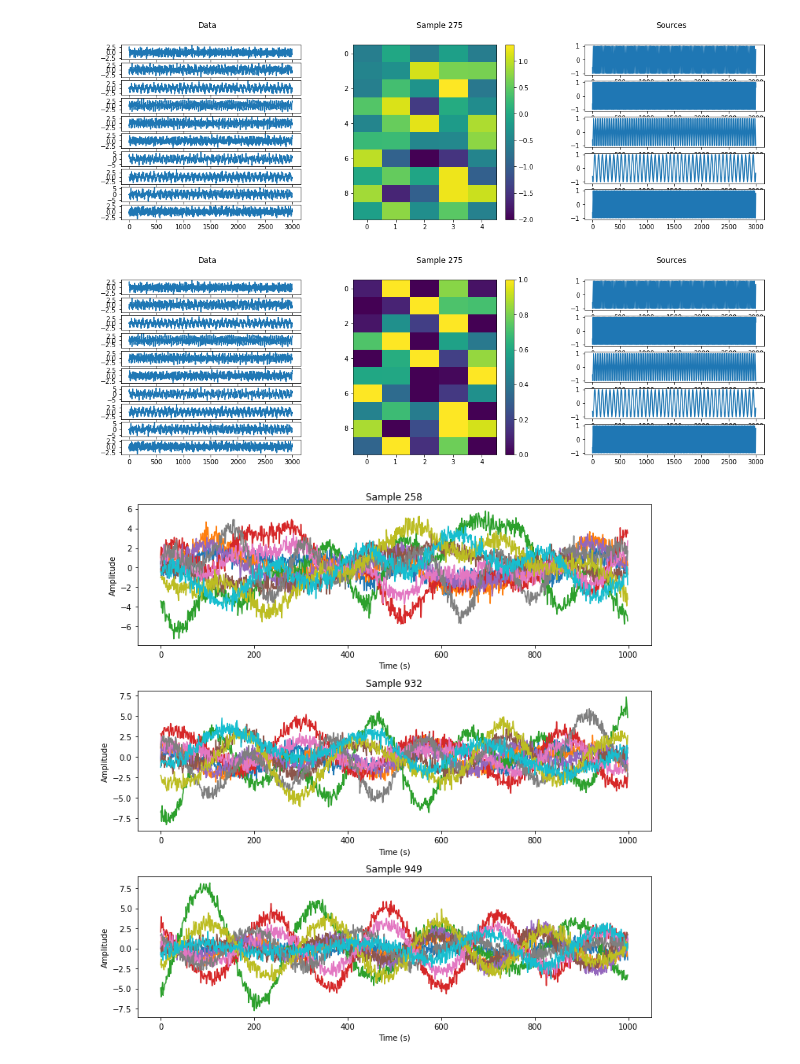
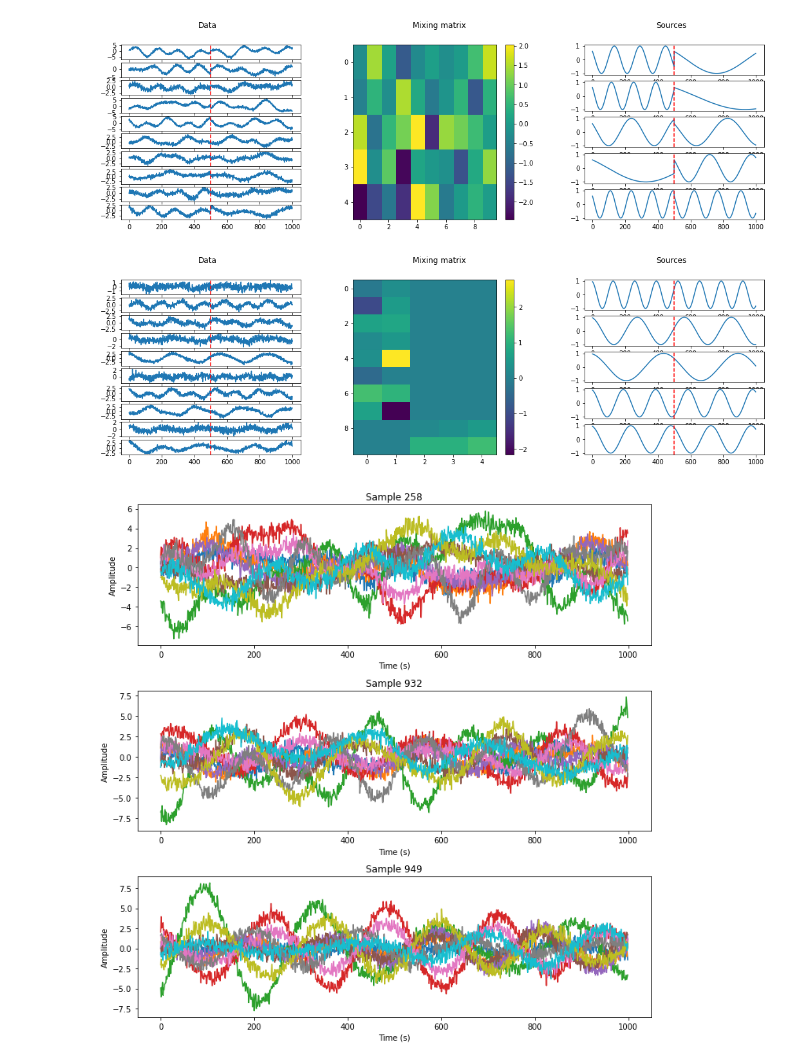
Before and after one commit to theabrusch/Multiview_TS_SSL, a Jupyter notebook: synthetic_data.ipynb, the cells around one changed output. Drawn from its saved outputs; the diff is of its cells as text; code cells hidden in the pictures.

Commit message:
simulated data

```diff
--- a/synthetic_data.ipynb
+++ b/synthetic_data.ipynb
@@ -60,60 +95,42 @@ datagenerator = multivariate_data_simulator([n_sources], [n_var], 20, 0.5, 1000,
 
 data, sources, emission_matrices = datagenerator.generate(1000, return_sources = True)
 # %%
-n_var = 10
+n_var = 8
 n_sources = 5
-datagenerator = multivariate_data_simulator([n_sources, n_sources], [n_var, 2], 20, 0.5, 1000, 1)
+datagenerator = cpc_data_simulator([2,3], [n_var, 2], 20, 0.5, 1000, 1)
 
-mult_dep_data = datagenerator.generate(1000, return_sources = False)
+cpc_data, cpc_sources, cpc_emission_matrices = datagenerator.generate(1000, return_sources = True, shuffle_variables=False)
 # %%
 n_points_to_plot = 1
 data_to_plot = np.random.choice(data.shape[0], n_points_to_plot, replace = False)
 # %%
-data_sources, vars, titles = [data, emission_matrices, sources], [n_var, 1, n_sources], ['Data', '', 'Sources']
+def plot_data(data, sources, emission_matrices, data_to_plot):
+    data_sources, vars, titles = [data, emission_matrices, sources], [data.shape[2], 1, sources.shape[2]], ['Data', 'Mixing matrix', 'Sources']
 
-fig = plt.figure(figsize=(15, n_points_to_plot*5))
-subfigs = fig.subfigures(n_points_to_plot, 1, squeeze=False)
+    fig = plt.figure(figsize=(15, n_points_to_plot*5))
+    subfigs = fig.subfigures(len(data_to_plot), 1, squeeze=False)
 
-for k in range(n_points_to_plot):
-    subfig_ax = subfigs[k][0].subfigures(1, 3)
-    subfigs[k][0].suptitle('Sample {}'.format(data_to_plot[k]))
-    for i in range(3):
-        ax = subfig_ax[i].subplots(vars[i], 1, squeeze=False)
-        subfig_ax[i].suptitle('{}'.format(titles[i]))
-        if i == 1:
-            pos = ax[0][0].imshow(data_sources[i][data_to_plot[k], :, :], aspect = 'auto')
-            fig.colorbar(pos, ax=ax[0][0])
-            continue
-        for j in range(vars[i]):
-            ax[j][0].plot(data_sources[i][data_to_plot[k], :, j])
-plt.tight_layout()
-plt.show()
+    for k in range(len(data_to_plot)):
+        subfig_ax = subfigs[k][0].subfigures(1, 3)
+        for i in range(3):
+            ax = subfig_ax[i].subplots(vars[i], 1, squeeze=False)
+            subfig_ax[i].suptitle('{}'.format(titles[i]))
+            if i == 1:
+                pos = ax[0][0].imshow(data_sources[i], aspect = 'auto')
+                fig.colorbar(pos, ax=ax[0][0])
+                continue
+            for j in range(vars[i]):
+                ax[j][0].plot(data_sources[i][data_to_plot[k], :, j])
+                # put vertical line at the middel of the time axis
+                ax[j][0].axvline(x=data_sources[i].shape[1]/2, color='r', linestyle='--')
+    plt.tight_layout()
+    plt.show()
-# %% [output]
-[figure, removed]
-# %%
-data_sources, vars, titles = [data, emission_matrices, sources], [n_var, 1, n_sources], ['Data', '', 'Sources']
-
-fig = plt.figure(figsize=(15, n_points_to_plot*5))
-subfigs = fig.subfigures(n_points_to_plot, 1, squeeze=False)
-
-for k in range(n_points_to_plot):
-    subfig_ax = subfigs[k][0].subfigures(1, 3)
-    subfigs[k][0].suptitle('Sample {}'.format(data_to_plot[k]))
-    for i in range(3):
-        ax = subfig_ax[i].subplots(vars[i], 1, squeeze=False)
-        subfig_ax[i].suptitle('{}'.format(titles[i]))
-        if i == 1:
-            # normalize emission matrix
-            emission = (data_sources[i][data_to_plot[k], :, :] - np.expand_dims(np.min(data_sources[i][data_to_plot[k], :, :], 1), 1)) / np.expand_dims(np.max(data_sources[i][data_to_plot[k], :, :], 1) - np.min(data_sources[i][data_to_plot[k], :, :], 1), 1)
-            pos = ax[0][0].imshow(emission, aspect = 'auto')
-            fig.colorbar(pos, ax=ax[0][0])
-            continue
-        for j in range(vars[i]):
-            ax[j][0].plot(data_sources[i][data_to_plot[k], :, j])
-plt.tight_layout()
-plt.show()
-# %% [output]
-[figure, removed]
+# %%
+plot_data(data, sources, emission_matrices, data_to_plot)
+plot_data(cpc_data, cpc_sources, cpc_emission_matrices, data_to_plot)
+# %% [output]
+[figure, added]
+[figure, added]
 # %%
 n_points_to_plot = 3
 data_to_plot = np.random.choice(data.shape[0], n_points_to_plot, replace = False)
```
Also changed, not shown: parts of 3 cells of this notebook, 4 other files.
